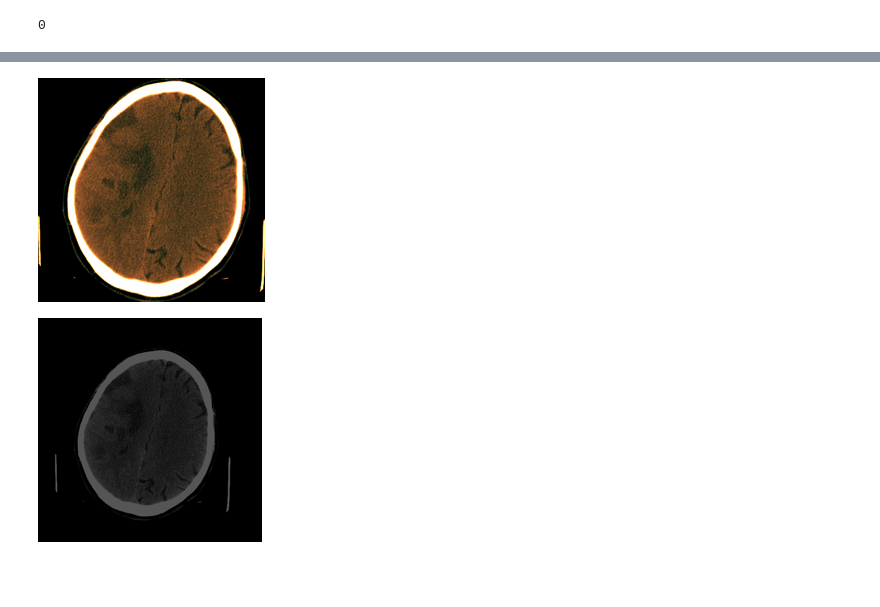
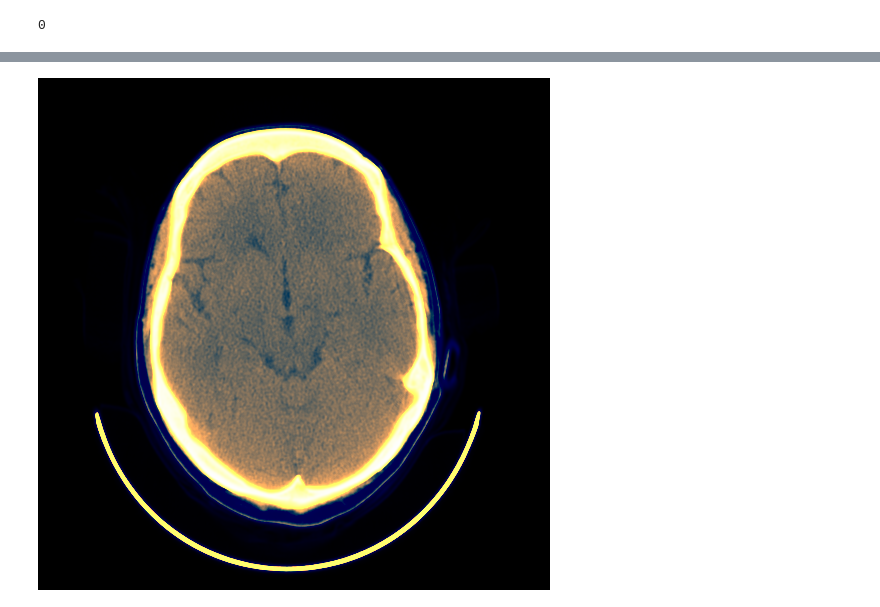
Before and after one commit to DrHB/Intracranial-Hemorrhage-Detection, a Jupyter notebook: JUST SOME EXPERIMENTS.ipynb, the cells around one changed output, grey strips where cells are left out. Cells and saved outputs as stored; diff of their text form; code cells hidden in the pictures; blank space fills up the shorter version.

```diff
--- a/JUST SOME EXPERIMENTS.ipynb
+++ b/JUST SOME EXPERIMENTS.ipynb
@@ -135,3 +160,2 @@ def convert_to_png(dcm_in, dir_img):
 # %%
-il = ImageList.from_folder('train_images__3chn_bg_224')
-il_old = ImageList.from_folder('train_images_224')
+il = ImageList.from_folder('train_images_3chn_sasan')
@@ -140,8 +162,4 @@ num = 300
 # %%
-il[num]
+il[0]
 # %% [output]
-[figure, old version]
+[figure, new version]
-# %%
-il_old[num]
-# %% [output]
-[figure, removed]
```
Also changed, not shown: parts of 10 cells of this notebook, 3 other files.
